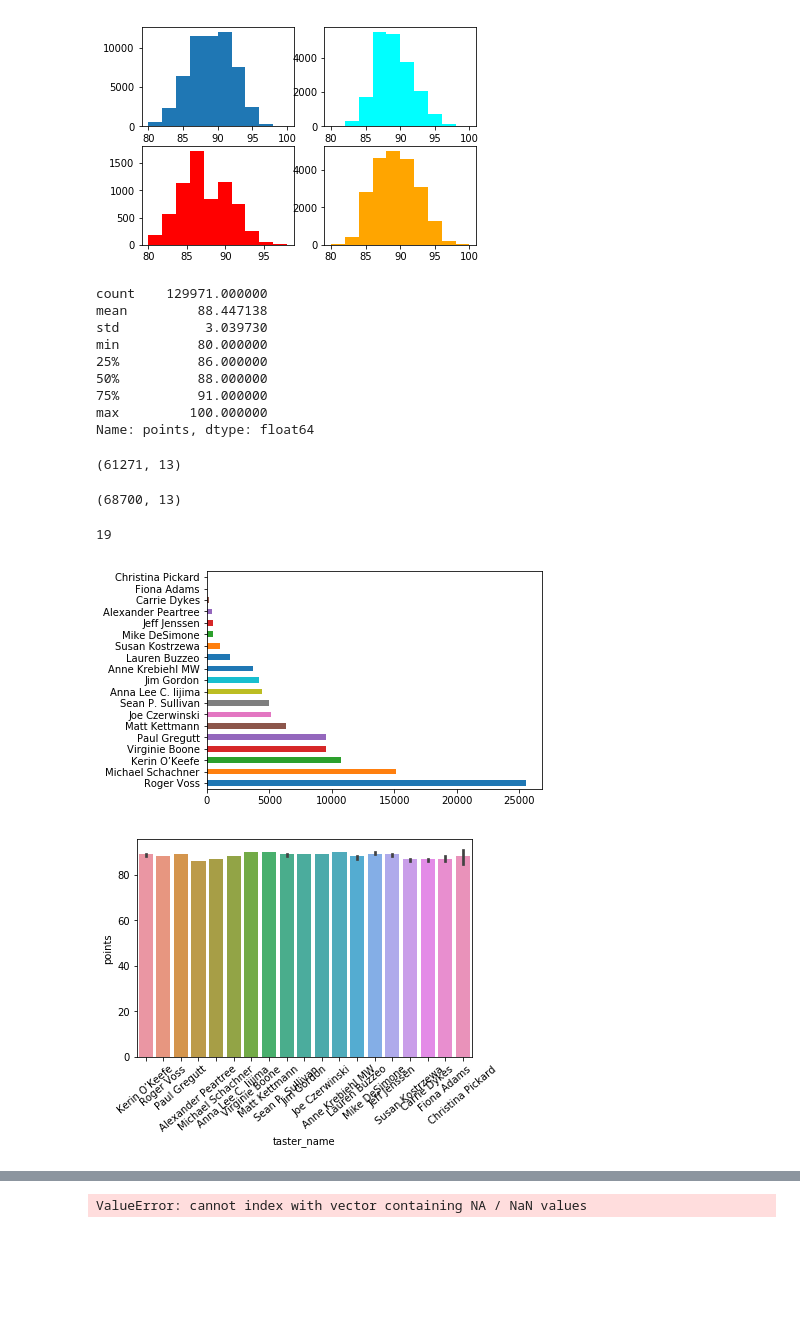
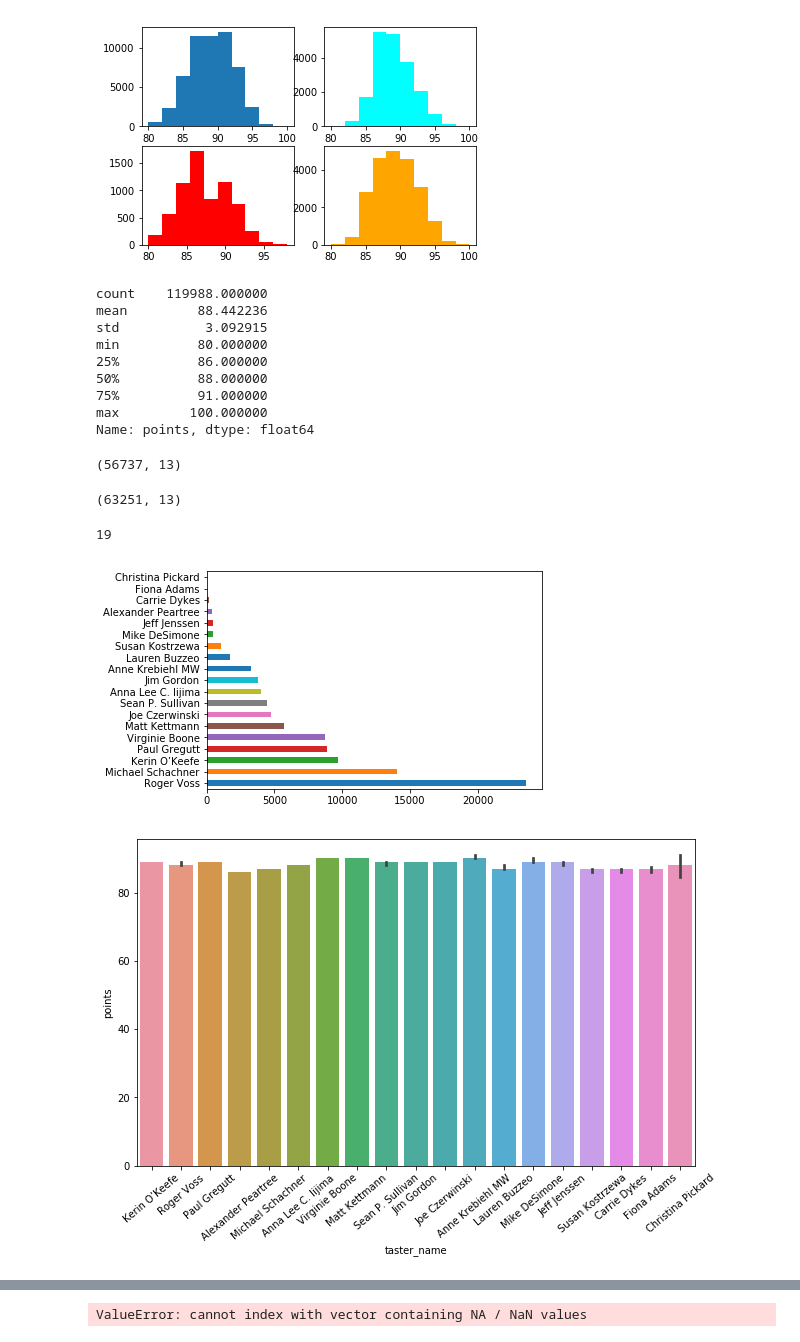
Before and after one commit to BLouie2/GA-ClassProjects, a Jupyter notebook: Wine - Final Project.ipynb, the cells around one changed output, grey strips where cells are left out. Cells and saved outputs as stored; diff of their text form; code cells hidden in the pictures; blank space fills up the shorter version.

```diff
--- a/Wine - Final Project.ipynb
+++ b/Wine - Final Project.ipynb
@@ -81,0 +44,3 @@ wine.shape
+# %%
+wine = wine.drop_duplicates(['description','title'])
+wine.shape
@@ -203,9 +175,9 @@ plt.show()
 # %%
 wine.points.describe()
 # %% [output]
-count    129971.000000
-mean         88.447138
-std           3.039730
+count    119988.000000
+mean         88.442236
+std           3.092915
 min          80.000000
 25%          86.000000
 50%          88.000000
@@ -215,11 +187,11 @@ Name: points, dtype: float64
 # %%
 wine[wine['points'] > 88.5].shape
 # %% [output]
-(61271, 13)
+(56737, 13)
 # %%
 wine[wine['points'] < 88.5].shape
 # %% [output]
-(68700, 13)
+(63251, 13)
 # %%
 tasters = wine['taster_name'].value_counts()
 len(tasters)
@@ -229,14 +201,16 @@ len(tasters)
 tasters.plot(kind='barh')
 plt.show()
 # %% [output]
-[figure, old version]
+[figure, new version]
 # %%
+plt.figure(figsize=(10,6))
 from numpy import median
 ax = sns.barplot(x = 'taster_name', y='points', data=wine , estimator=median)
+
 for item in ax.get_xticklabels():
     item.set_rotation(40)
 # %% [output]
-[figure, old version]
+[figure, new version]
 # %%
 wine.groupby(['taster_name'])['points'].mean()
 # %% [output]
```
Also changed, not shown: parts of 23 cells of this notebook.
